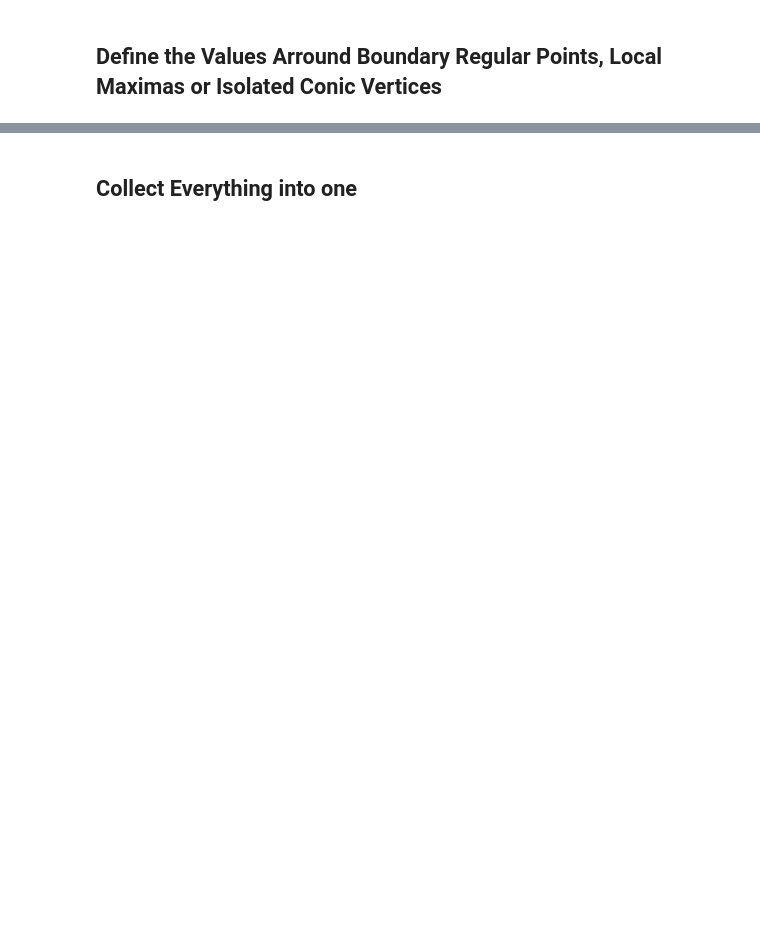
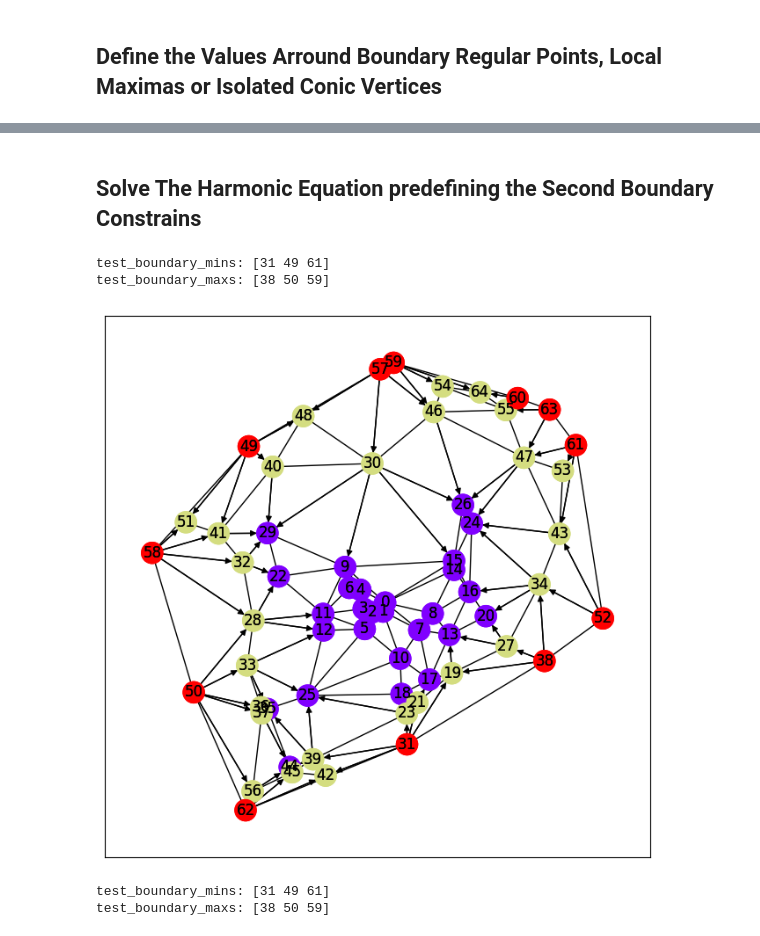
Before and after one commit to zimfv/quadrangulation, a Jupyter notebook: nonmanifold-eigen.ipynb, the cells around one changed output, grey strips where cells are left out. Drawn from its saved outputs; the diff is of its cells as text; code cells hidden in the pictures; blank space fills up the shorter version.

```diff
--- a/nonmanifold-eigen.ipynb
+++ b/nonmanifold-eigen.ipynb
@@ -876,4 +892,51 @@ plot_as_graph(test_vertices, test_faces, test_values_after_all)
 # %% [markdown]
-## Collect Everything into one
+## Solve The Harmonic Equation predefining the Second Boundary Constrains
 # %%
-pass
+def get_second_boundary_values(vertices, faces, boundary_indices, boundary_values,
+                               alpha=0.5, derivative=-0.2, return_values=False):
+    """
+    """
+    values = np.nan*np.zeros(len(vertices))
+    values[boundary_indices] = boundary_values
+
+    boundary_mins = detect_mins(faces, boundary_indices, boundary_values)
+    boundary_maxs = detect_maxs(faces, boundary_indices, boundary_values)
+
+
+    for min_index in boundary_mins:
+        values = define_values_arround_local_min(faces, values, vertices, boundary_indices, min_index=min_index, alpha=alpha)
+
+    for max_index in boundary_maxs:
+        values = update_values_regularly(faces, values, vertices, max_index, derivative=derivative)
+
+
+    for integral_path in iterate_integral_lines_over_the_boundary(faces, boundary_indices, boundary_values):
+        values = update_values_over_integral_path(faces, values, vertices, integral_path)
+
+    for vertex_id in test_boundary_indices:
+        values = update_values_regularly(faces, values, vertices, vertex_id, derivative=derivative)
+
+    if return_values:
+        return values
+
+    second_boundary_indices = np.argwhere(~np.isnan(values)).ravel()
+    second_boundary_values = values[second_boundary_indices]
+
+
+    return second_boundary_indices, second_boundary_values
+# %%
+test_second_boundary_indices, test_second_boundary_values = get_second_boundary_values(test_vertices, test_faces, test_boundary_indices, test_boundary_values)
+
+
+test_boundary_status = np.zeros(len(test_vertices))
+test_boundary_status[test_boundary_indices] += 1
+test_boundary_status[test_second_boundary_indices] += 2
+
+print(f'test_boundary_mins: {test_boundary_mins}')
+print(f'test_boundary_maxs: {test_boundary_maxs}')
+plt.figure(figsize=(8, 8))
+plot_as_graph(test_vertices, test_faces, test_boundary_status, cmap='rainbow')
+# %% [output]
+test_boundary_mins: [31 49 61]
+test_boundary_maxs: [38 50 59]
+[figure, added]
@@ -879,0 +968,5 @@ pass
+# %%
+test_harmonic_values = solve_second_boundary_hermonics(test_vertices, test_faces, test_boundary_indices, test_boundary_values)
+# %% [output]
+test_boundary_mins: [31 49 61]
+test_boundary_maxs: [38 50 59]
```
Also changed, not shown: parts of 8 cells of this notebook, 2 other files.
